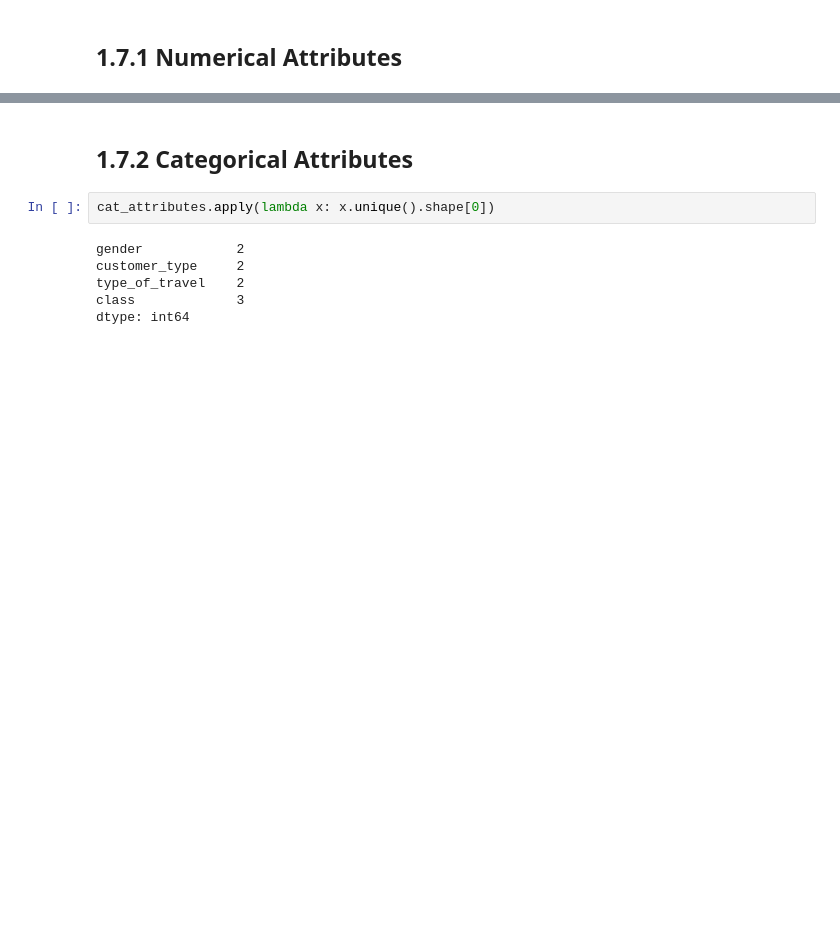
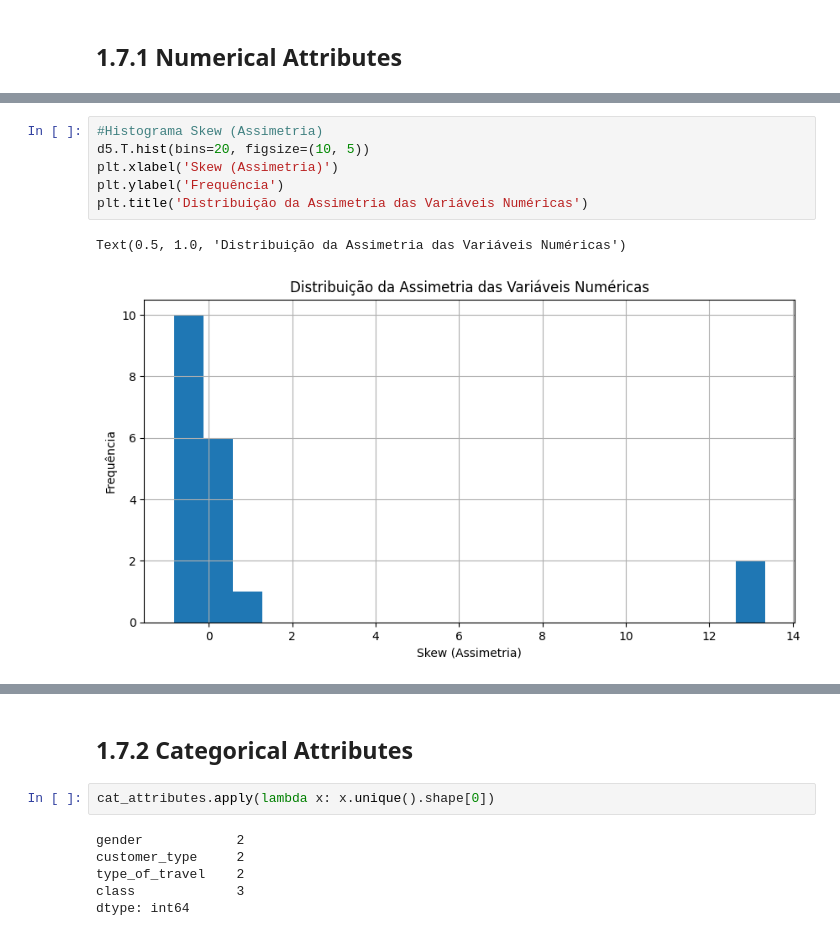
Before and after one commit to Data-Projects1/airline_satisfaction, a Jupyter notebook: notebooks/01.analise_satisf.ipynb, the cells around one changed output, grey strips where cells are left out. Drawn from its saved outputs; the diff is of its cells as text; blank space fills up the shorter version.

Commit message:
Inclusão de gráficos de Curtose e Assimetria

```diff
--- a/notebooks/01.analise_satisf.ipynb
+++ b/notebooks/01.analise_satisf.ipynb
@@ -285,0 +313,9 @@ plt.show()
+# %%
+#Histograma Skew (Assimetria)
+d5.T.hist(bins=20, figsize=(10, 5))
+plt.xlabel('Skew (Assimetria)')
+plt.ylabel('Frequência')
+plt.title('Distribuição da Assimetria das Variáveis Numéricas')
+# %% [output]
+Text(0.5, 1.0, 'Distribuição da Assimetria das Variáveis Numéricas')
+[figure, added]
```
Also changed, not shown: parts of 8 cells of this notebook.
